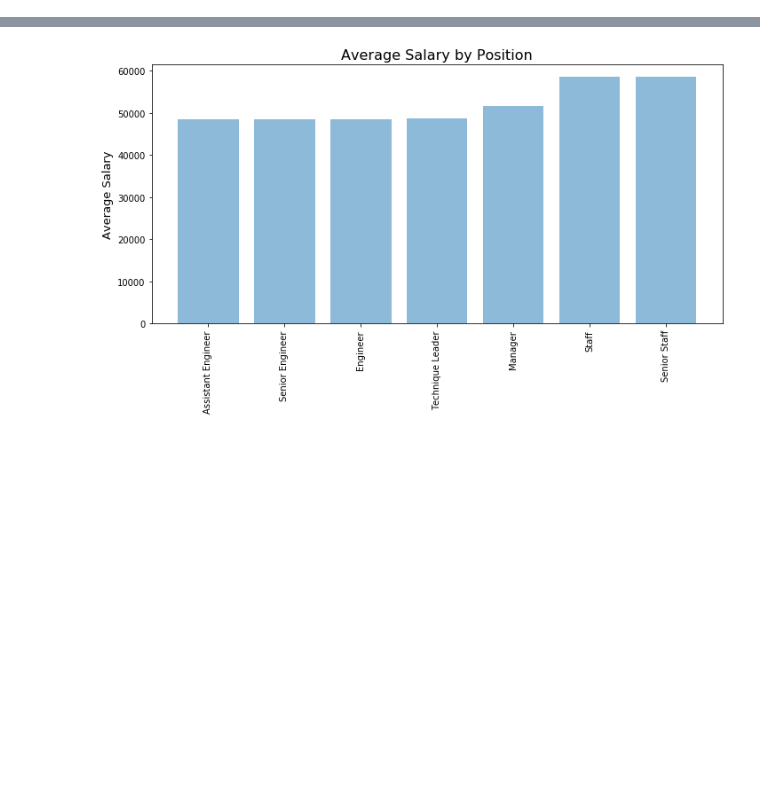
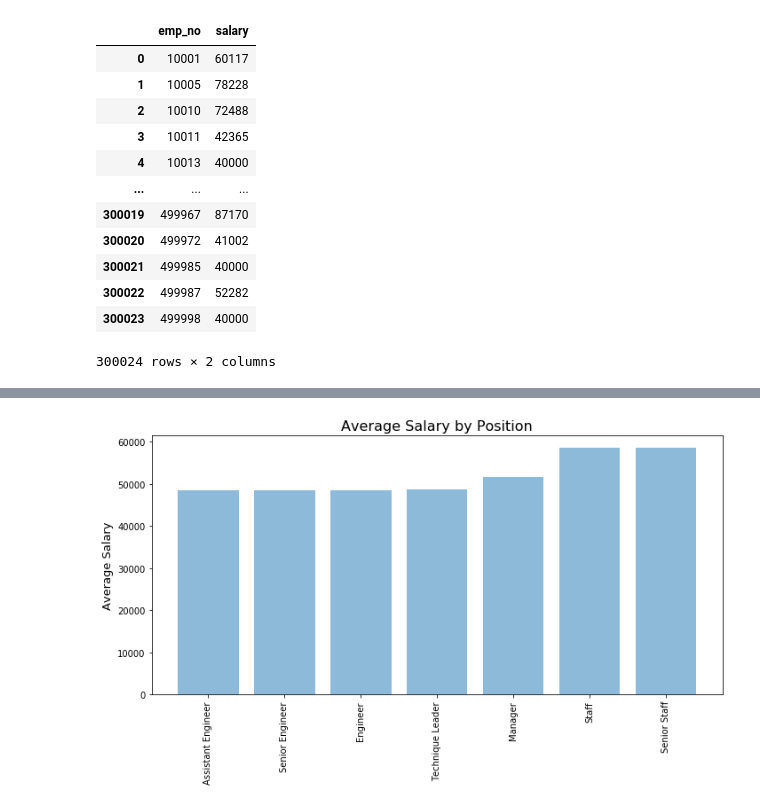
Before and after one commit to hanesy/sql-challenge, a Jupyter notebook: EmployeeSQL/Bonus.ipynb, the cells around one changed output, grey strips where cells are left out. Saved outputs shown, nothing was run; the diff lists cells and outputs as text; code cells hidden in the pictures; blank space fills up the shorter version.

```diff
--- a/EmployeeSQL/Bonus.ipynb
+++ b/EmployeeSQL/Bonus.ipynb
@@ -49,3 +53,19 @@ salary_info
+# %%
+salary_range
+# %% [output]
+|  | emp_no | salary |
+| 0 | 10001 | 60117 |
+| 1 | 10005 | 78228 |
+| 2 | 10010 | 72488 |
+| 3 | 10011 | 42365 |
+| 4 | 10013 | 40000 |
+| ... | ... | ... |
+| 300019 | 499967 | 87170 |
+| 300020 | 499972 | 41002 |
+| 300021 | 499985 | 40000 |
+| 300022 | 499987 | 52282 |
+| 300023 | 499998 | 40000 |
+300024 rows × 2 columns
 # %%
 # 2. Create a histogram to visualize the most common salary ranges for employees.
 plt.figure(figsize = (10,6))
```
Also changed, not shown: parts of 5 cells of this notebook, 3 other files.
